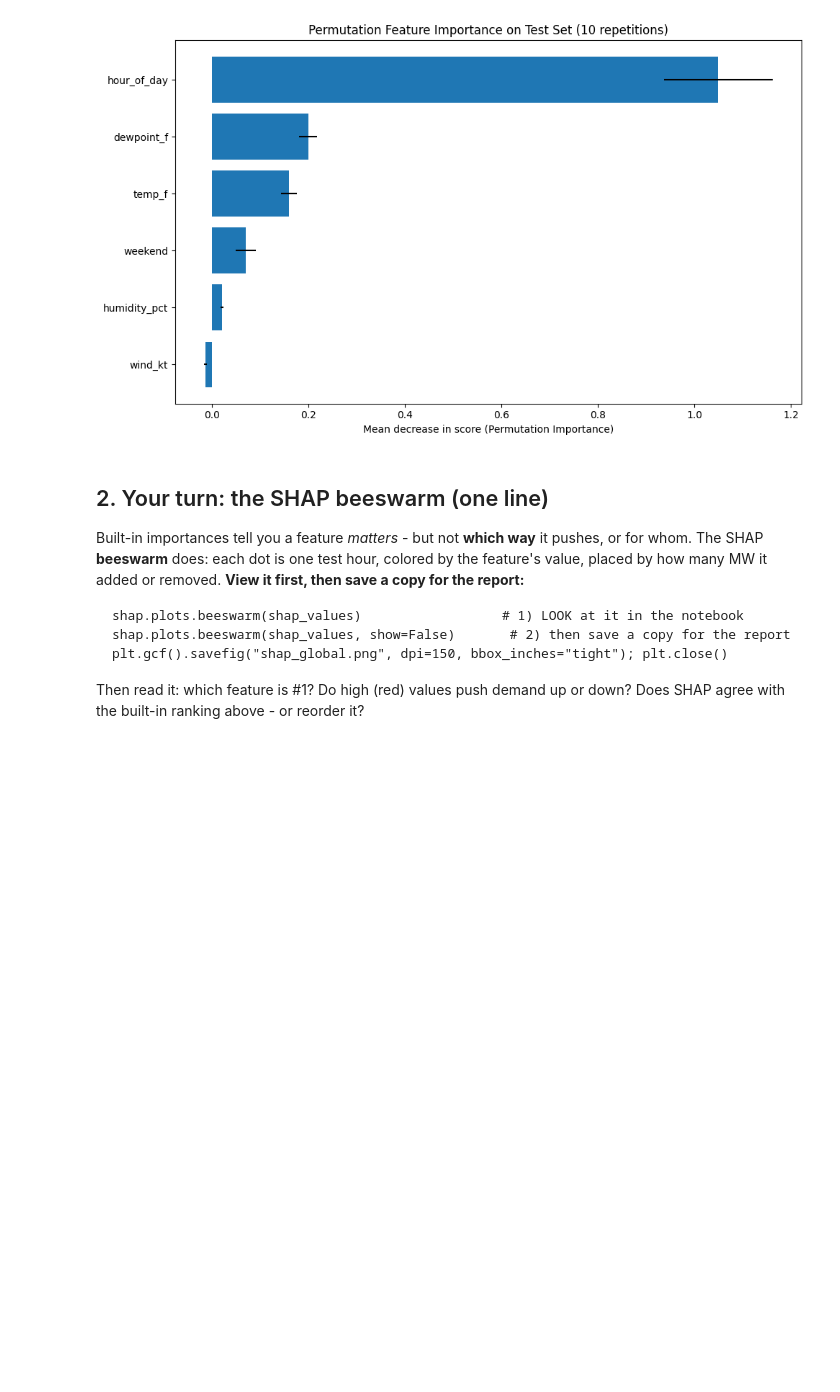
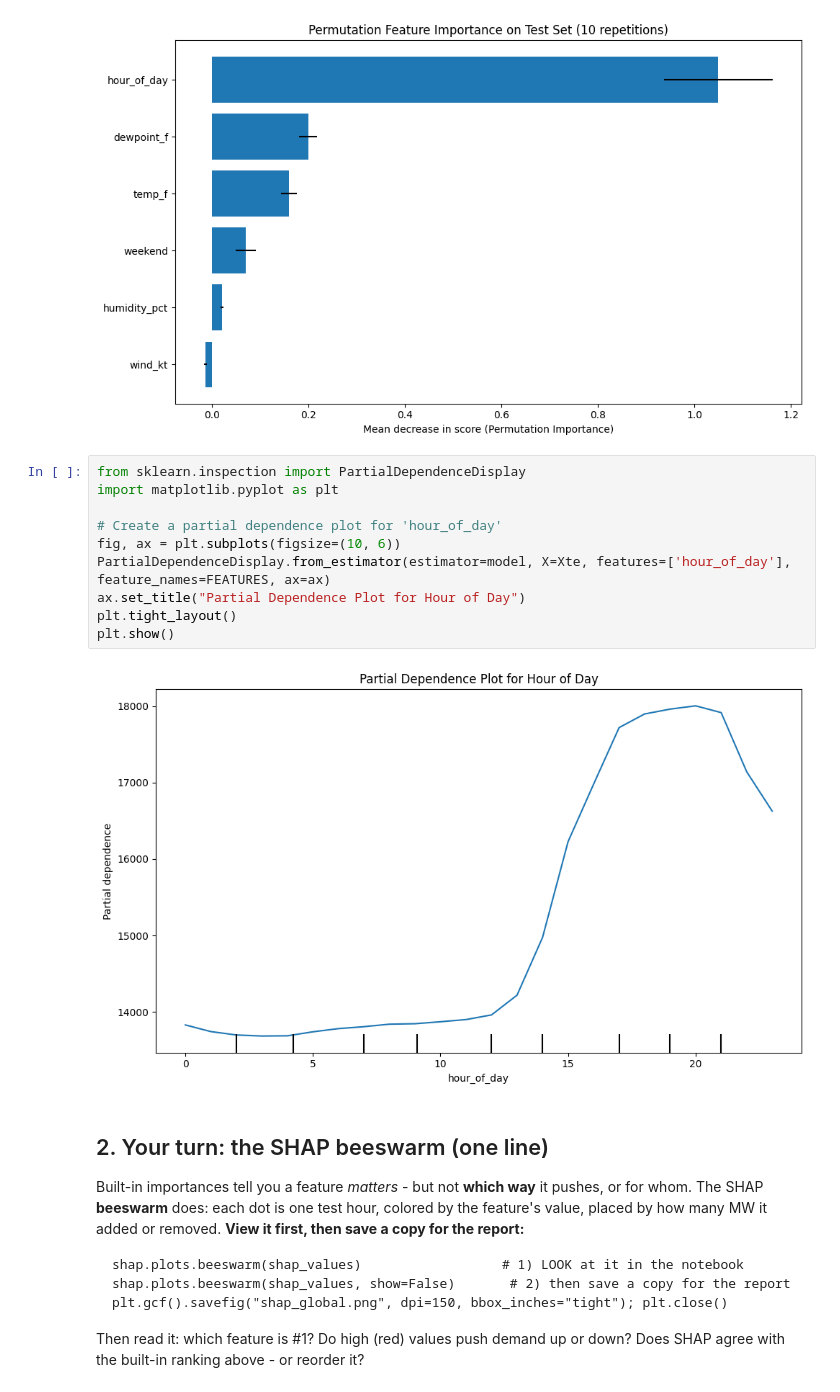
Before and after one commit to OPIM5512-des18004/OPIM5512-lab2-des18004-trp19006, a Jupyter notebook: notebooks/Lab2_A_Global_SHAP.ipynb, the cells around one changed output. Drawn from its saved outputs; the diff is of its cells as text; blank space fills up the shorter version.

```diff
--- a/notebooks/Lab2_A_Global_SHAP.ipynb
+++ b/notebooks/Lab2_A_Global_SHAP.ipynb
@@ -127,6 +127,18 @@ Permutation Importances (mean and std dev over 10 repetitions):
 4    dewpoint_f         0.199233        0.018425
 5   hour_of_day         1.049742        0.113383
 [figure]
+# %%
+from sklearn.inspection import PartialDependenceDisplay
+import matplotlib.pyplot as plt
+
+# Create a partial dependence plot for 'hour_of_day'
+fig, ax = plt.subplots(figsize=(10, 6))
+PartialDependenceDisplay.from_estimator(estimator=model, X=Xte, features=['hour_of_day'], feature_names=FEATURES, ax=ax)
+ax.set_title("Partial Dependence Plot for Hour of Day")
+plt.tight_layout()
+plt.show()
+# %% [output]
+[figure, added]
 # %% [markdown]
 ## 2. Your turn: the SHAP beeswarm (one line)
 
```
